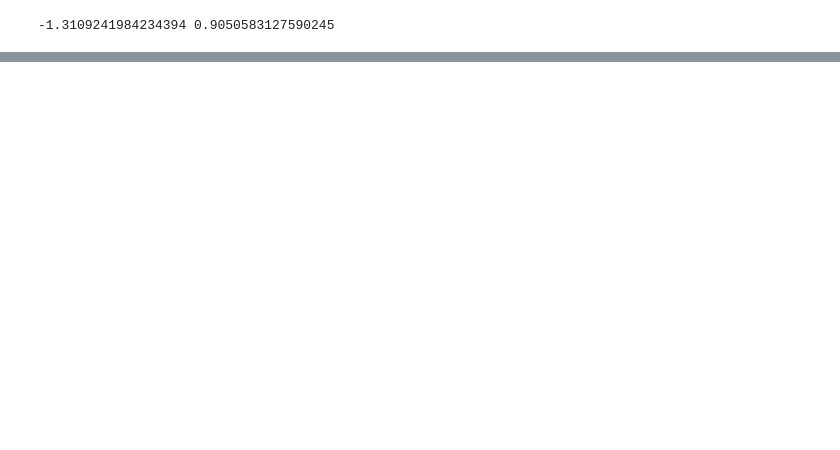
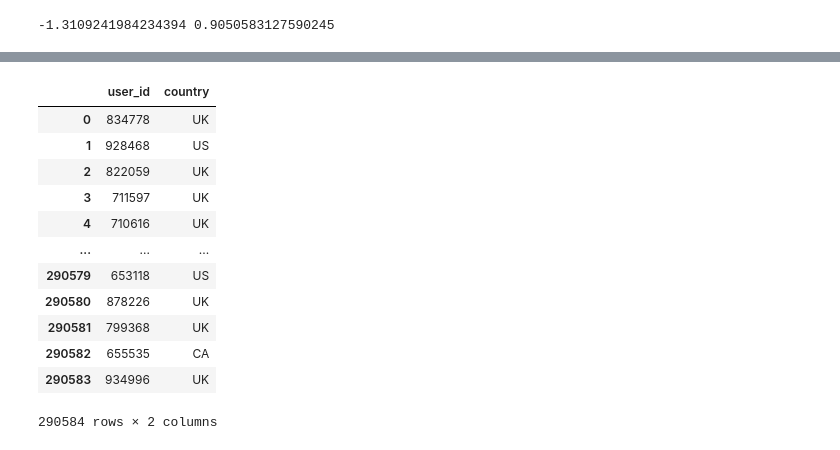
Before and after one commit to YousefAmerAwad/Analyze-AB-Test-Results, a Jupyter notebook: project.ipynb, the cells around one changed output, grey strips where cells are left out. Cells and saved outputs as stored; diff of their text form; code cells hidden in the pictures; blank space fills up the shorter version.

```diff
--- a/project.ipynb
+++ b/project.ipynb
@@ -520,0 +473,18 @@ Answer: Yes
+# %%
+# Read the countries.csv
+countries_df = pd.read_csv('./countries.csv')
+countries_df
+# %% [output]
+|  | user_id | country |
+| 0 | 834778 | UK |
+| 1 | 928468 | US |
+| 2 | 822059 | UK |
+| 3 | 711597 | UK |
+| 4 | 710616 | UK |
+| ... | ... | ... |
+| 290579 | 653118 | US |
+| 290580 | 878226 | UK |
+| 290581 | 799368 | UK |
+| 290582 | 655535 | CA |
+| 290583 | 934996 | UK |
+290584 rows × 2 columns
```
Also changed, not shown: parts of 83 cells of this notebook, 1 other file.
